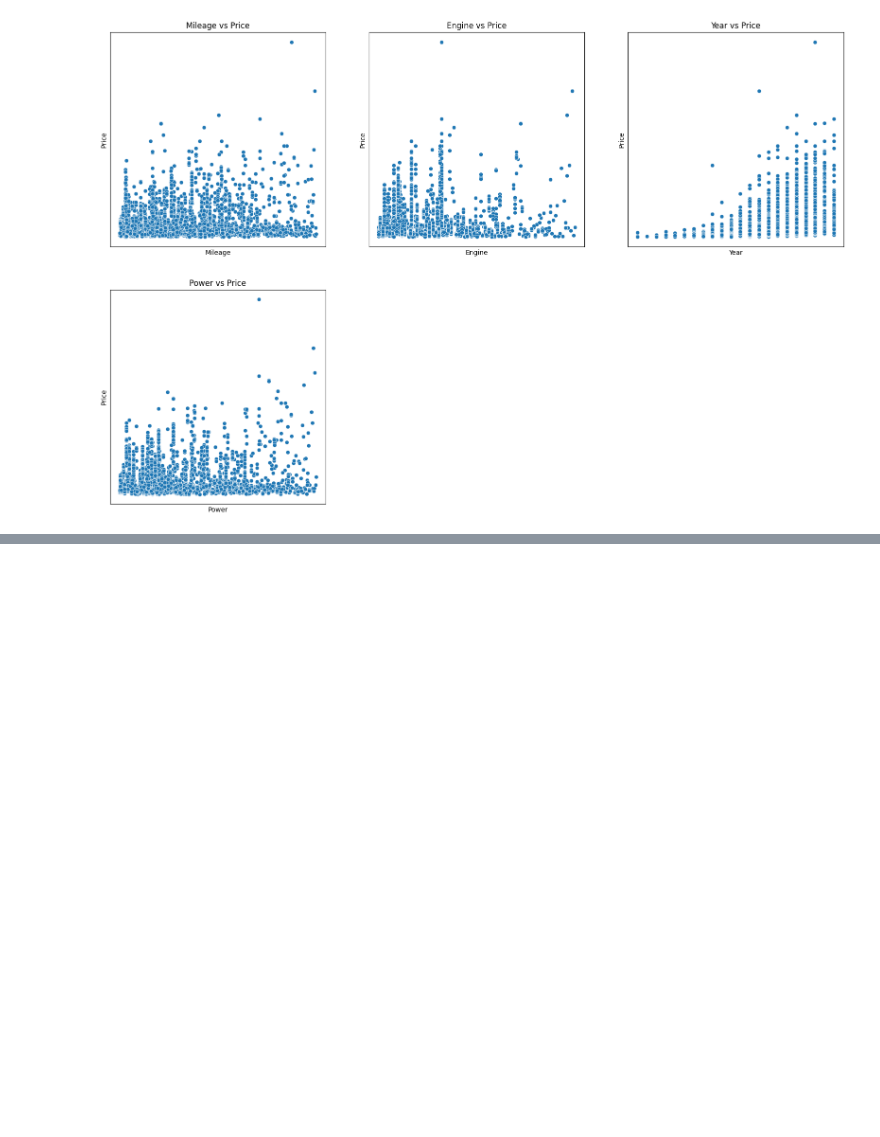
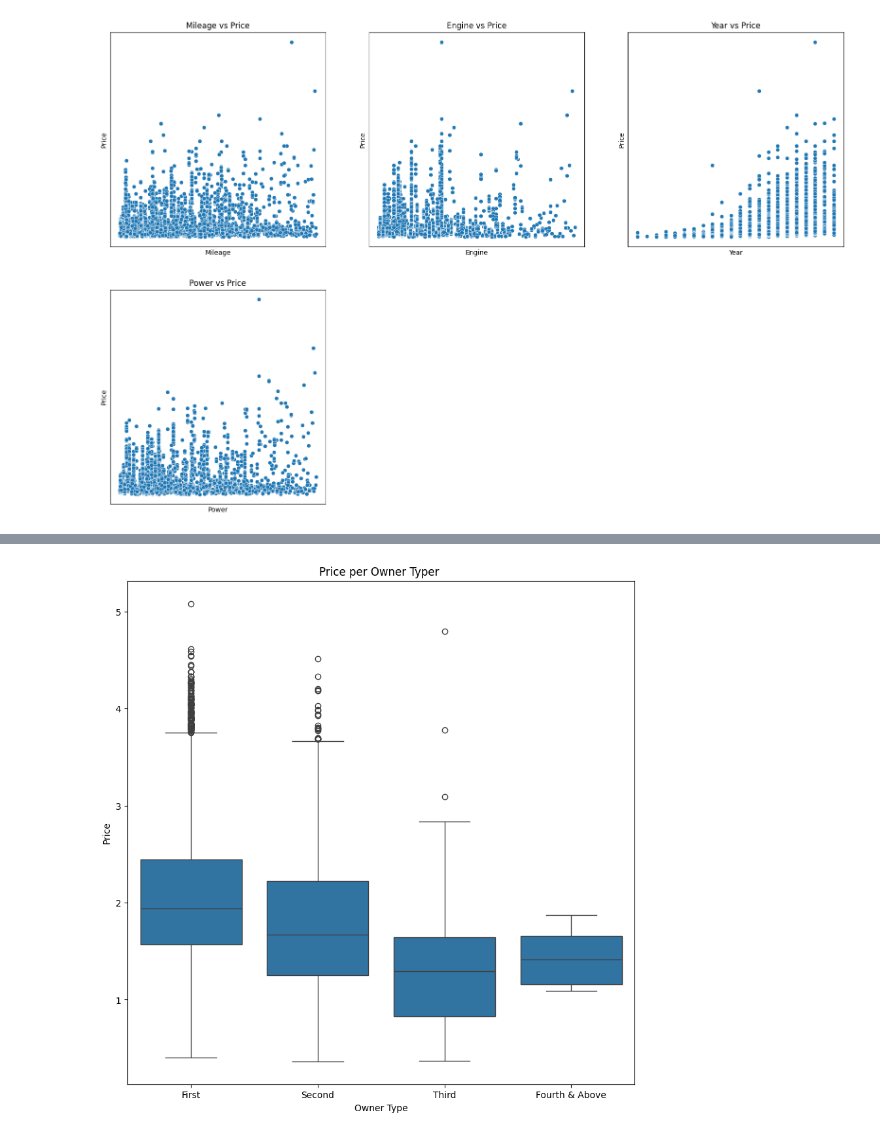
Before and after one commit to Inshalmunaf/Used-Car-prediction, a Jupyter notebook: Used_Car_Prediction.ipynb, the cells around one changed output, grey strips where cells are left out. Drawn from its saved outputs; the diff is of its cells as text; code cells hidden in the pictures; blank space fills up the shorter version.

```diff
--- a/Used_Car_Prediction.ipynb
+++ b/Used_Car_Prediction.ipynb
@@ -245,0 +269,14 @@ Error : Incorrect column name
+# %%
+#Applying log transformation to Price Column
+df['Price_log'] = np.log1p(df['Price'])
+# %%
+#Price variation  as per owner type
+owner_order = ['First', 'Second', 'Third', 'Fourth & Above']
+plt.figure(figsize = (10,10))
+sns.boxplot(x='Owner_Type' , y = 'Price_log' , data = df , order = owner_order)
+plt.title('Price per Owner Typer ')
+plt.xlabel('Owner Type')
+plt.ylabel('Price')
+plt.show()
+# %% [output]
+[figure, added]
```
Also changed, not shown: parts of 7 cells of this notebook.
